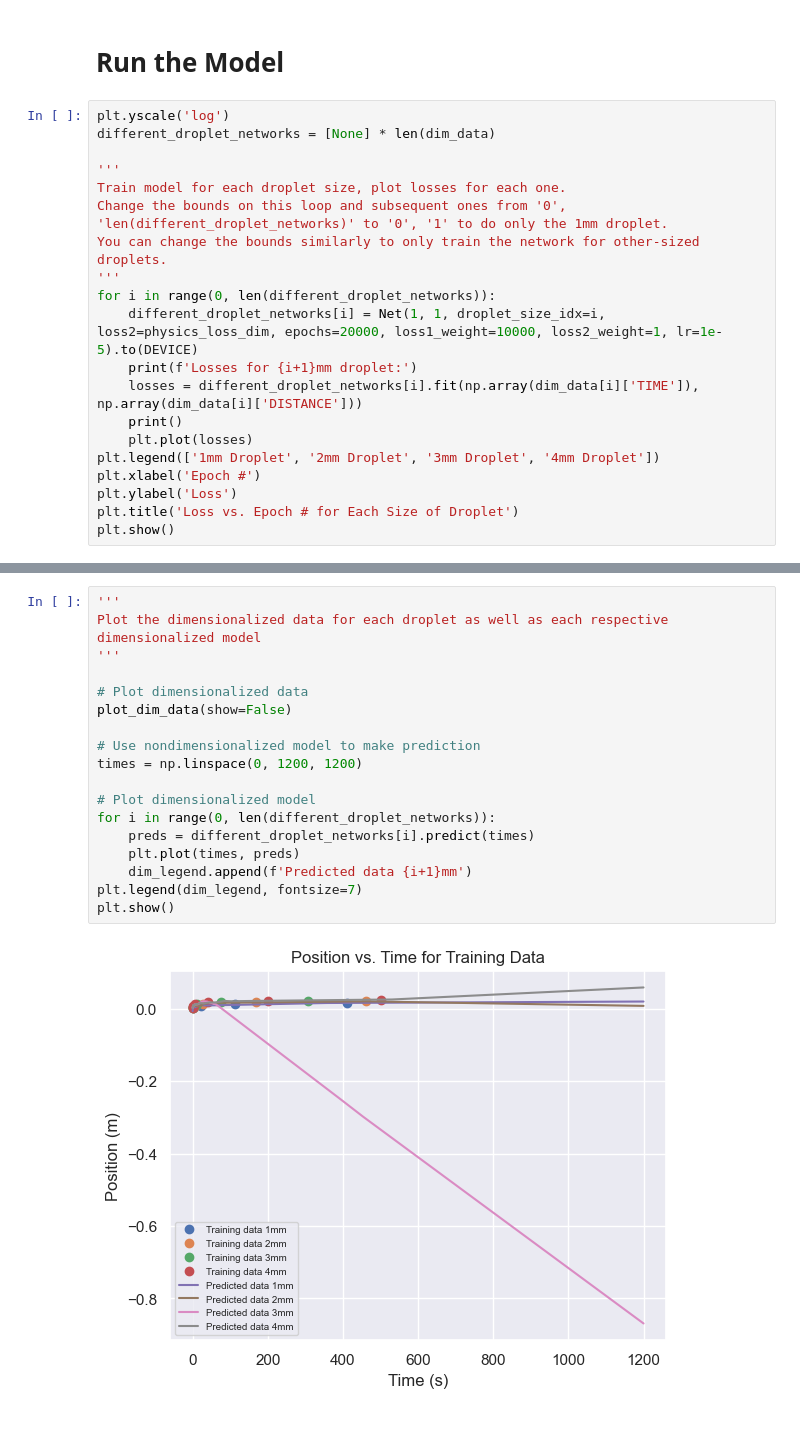
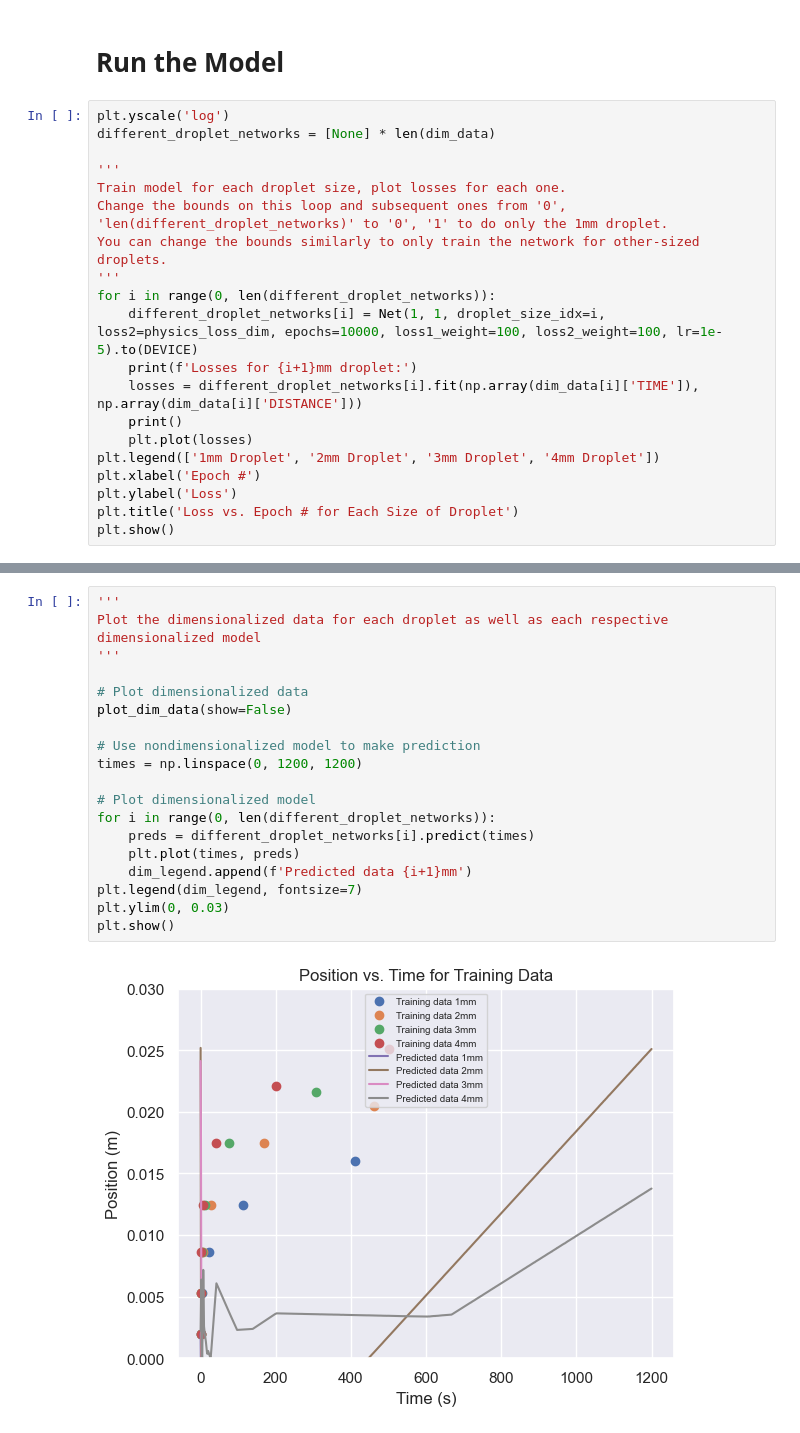
Before and after one commit to rahavdayan/pinns-model, a Jupyter notebook: src/ferrofluid/ferrofluid.ipynb, the cells around one changed output, grey strips where cells are left out. Drawn from its saved outputs; the diff is of its cells as text.

```diff
--- a/src/ferrofluid/ferrofluid.ipynb
+++ b/src/ferrofluid/ferrofluid.ipynb
@@ -50,7 +50,7 @@ Change the bounds on this loop and subsequent ones from '0', 'len(different_drop
 You can change the bounds similarly to only train the network for other-sized droplets.
 '''
 for i in range(0, len(different_droplet_networks)):
-    different_droplet_networks[i] = Net(1, 1, droplet_size_idx=i, loss2=physics_loss_dim, epochs=20000, loss1_weight=10000, loss2_weight=1, lr=1e-5).to(DEVICE)
+    different_droplet_networks[i] = Net(1, 1, droplet_size_idx=i, loss2=physics_loss_dim, epochs=10000, loss1_weight=100, loss2_weight=100, lr=1e-5).to(DEVICE)
     print(f'Losses for {i+1}mm droplet:')
     losses = different_droplet_networks[i].fit(np.array(dim_data[i]['TIME']), np.array(dim_data[i]['DISTANCE']))
     print()
@@ -83,20 +82,21 @@ Epoch 20000/20000, data loss: 1.23569579955074e-05, physics loss: 1.633650185794
 # %%
 '''
 Plot the dimensionalized data for each droplet as well as each respective dimensionalized model
 '''
 
 # Plot dimensionalized data
 plot_dim_data(show=False)
 
 # Use nondimensionalized model to make prediction
 times = np.linspace(0, 1200, 1200)
 
 # Plot dimensionalized model
 for i in range(0, len(different_droplet_networks)):
     preds = different_droplet_networks[i].predict(times)
     plt.plot(times, preds)
     dim_legend.append(f'Predicted data {i+1}mm')
 plt.legend(dim_legend, fontsize=7)
+plt.ylim(0, 0.03)
 plt.show()
 # %% [output]
-[figure, old version]
+[figure, new version]
```
Also changed, not shown: parts of 2 cells of this notebook, 6 other files.
